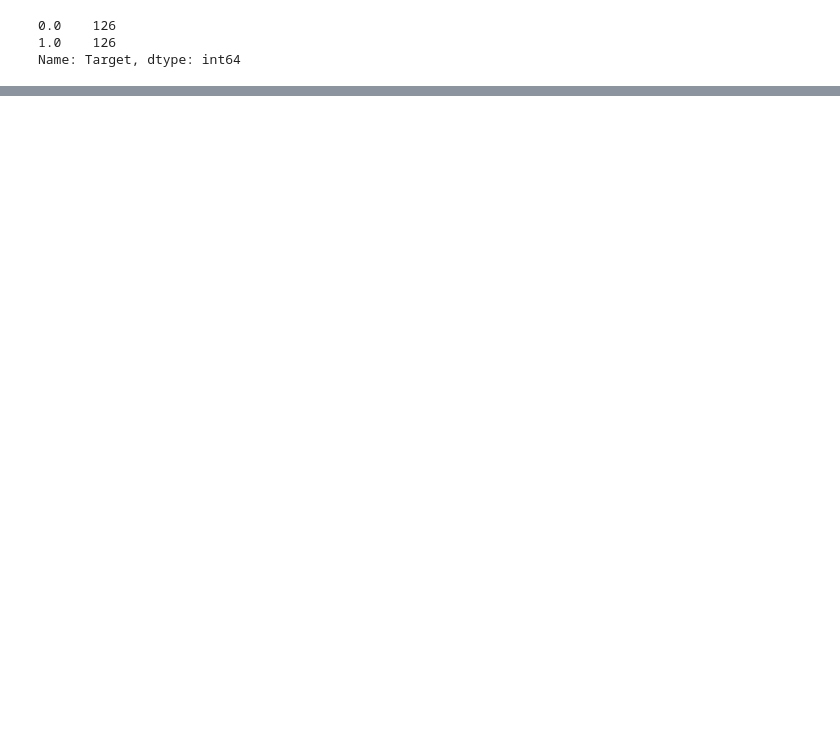
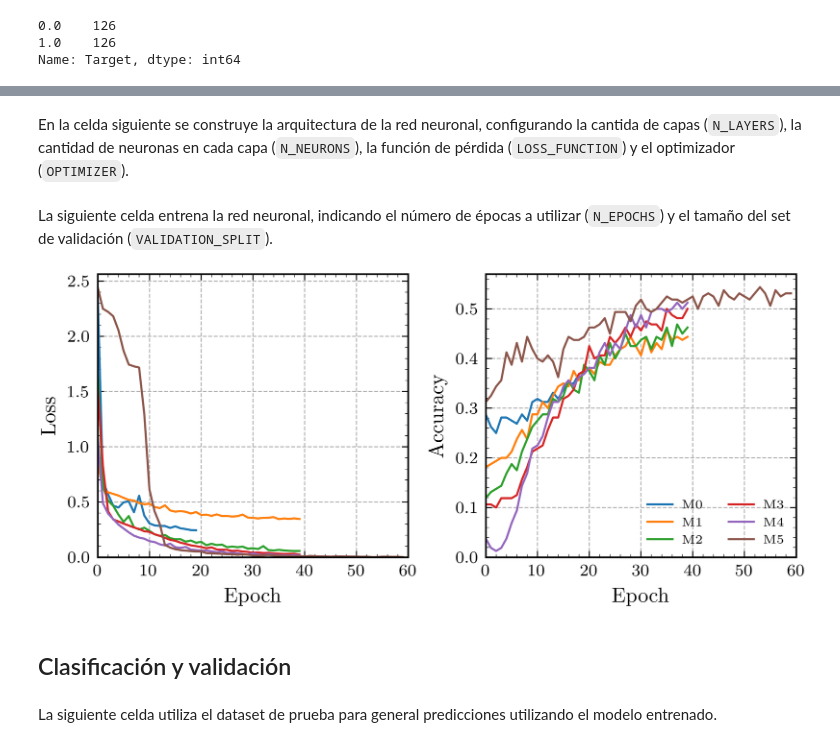
Before and after one commit to ffiza/aprendizaje-automatico-lamp, a Jupyter notebook: code/tp1_radar.ipynb, the cells around one changed output, grey strips where cells are left out. Saved outputs shown, nothing was run; the diff lists cells and outputs as text; code cells hidden in the pictures; blank space fills up the shorter version.

Commit message:
Update TP1: add comments, merge plots and consider different models.

````diff
--- a/code/tp1_radar.ipynb
+++ b/code/tp1_radar.ipynb
@@ -439,5 +130,0 @@ model.compile(loss=LOSS_FUNCTION,  # Select loss function
-# %%
-history = model.fit(feats_train, target_train,
-                    epochs=N_EPOCHS['cmes'],
-                    validation_split=VALIDATION_SPLIT,
-                    verbose=0)
@@ -517,0 +133,2 @@ print(accuracy_score(target_test, np.round(y_pred)))
+# %% [markdown]
+En la celda siguiente se construye la arquitectura de la red neuronal, configurando la cantida de capas (```N_LAYERS```), la cantidad de neuronas en cada capa (```N_NEURONS```), la función de pérdida (```LOSS_FUNCTION```) y el optimizador (```OPTIMIZER```).
@@ -517,0 +155,61 @@ print(accuracy_score(target_test, np.round(y_pred)))
+# %% [markdown]
+La siguiente celda entrena la red neuronal, indicando el número de épocas a utilizar (```N_EPOCHS```) y el tamaño del set de validación (```VALIDATION_SPLIT```).
+# %%
+histories = []
+for i in range(len(models_params.keys())):
+    history = models[i].fit(feats_train, target_train,
+                            epochs=models_params[f'm{i}']['N_EPOCHS'],
+                            validation_split=VALIDATION_SPLIT,
+                            verbose=0)
+    histories.append(history)
+# %%
+# Calculate the upper limit of the x-axis
+xmax = models_params['m0']['N_EPOCHS']
+for i in range(len(models_params.keys())):
+    if models_params[f'm{i}']['N_EPOCHS'] > xmax:
+        xmax = models_params[f'm{i}']['N_EPOCHS']
+# %%
+fig = plt.figure(figsize=(6, 2.5), facecolor='white')
+gs = fig.add_gridspec(ncols=2, nrows=1, hspace=0, wspace=.25)
+axs = gs.subplots(sharex=True, sharey=False)
+
+for ax in axs:
+    ax.tick_params(which='both', direction="in")
+    ax.set_axisbelow(True)
+    ax.grid(True, linestyle='--', lw=.5)
+    ax.minorticks_on()
+    ax.set_xlabel('Epoch')
+    ax.set_xlim(0, xmax)
+
+# Loss
+axs[0].set_ylabel('Loss')
+for i in range(len(models_params.keys())):
+    axs[0].plot(histories[i].history['loss'],
+                color=models_params[f'm{i}']['COLOR'],
+                ls='-', lw=1, label=f'M{i}')
+    # axs[0].plot(histories[i].history['val_loss'],
+    #             color=models_params[f'm{i}']['COLOR'],
+    #             ls='--',  lw=1, label=f'M{i}_ValLoss')
+
+# Accuracy
+axs[1].set_ylabel('Accuracy')
+for i in range(len(models_params.keys())):
+    axs[1].plot(histories[i].history['accuracy'],
+                color=models_params[f'm{i}']['COLOR'],
+                ls='-', lw=1, label=f'M{i}')
+    # axs[1].plot(histories[i].history['val_accuracy'],
+    #             color=models_params[f'm{i}']['COLOR'],
+    #             ls='-', lw=1, label=f'M{i}_ValAccuracy')
+axs[1].legend(framealpha=0, ncol=2)
+
+for ax in axs:
+    ax.set_ylim(0, ax.get_ylim()[1])
+
+fig.savefig('../images/tp1_fig1.pdf')
+plt.show()
+# %% [output]
+[figure, added]
+# %% [markdown]
+## Clasificación y validación
+# %% [markdown]
+La siguiente celda utiliza el dataset de prueba para general predicciones utilizando el modelo entrenado.
````
Also changed, not shown: parts of 80 cells of this notebook, 5 other files.
